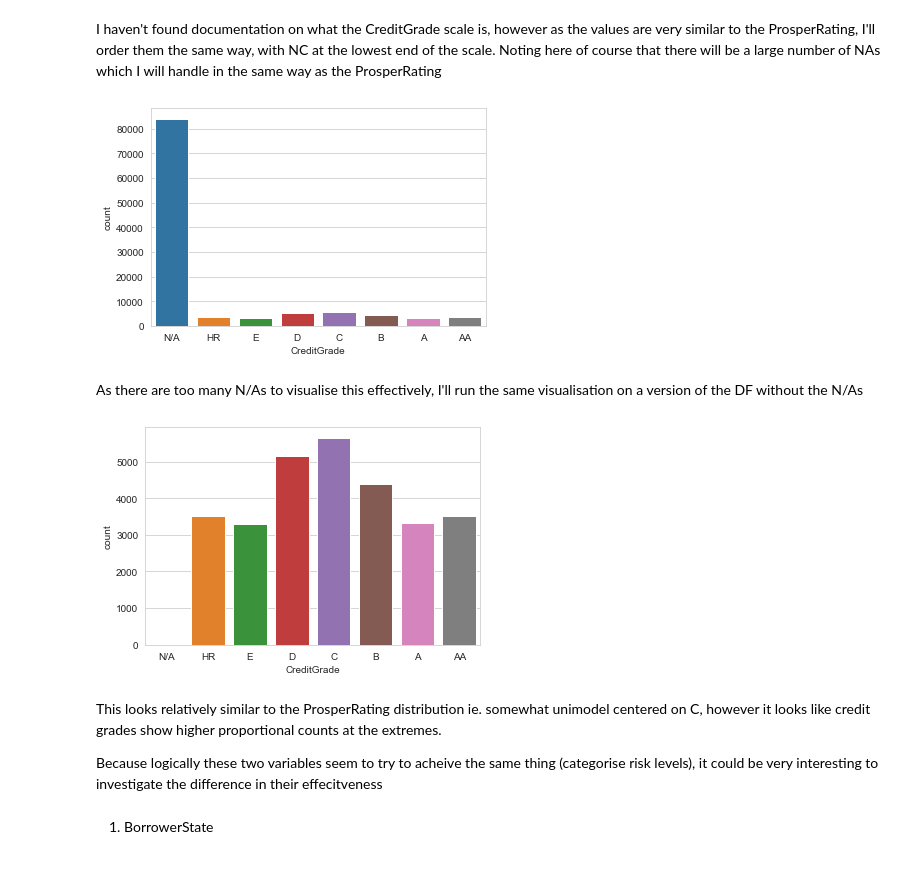
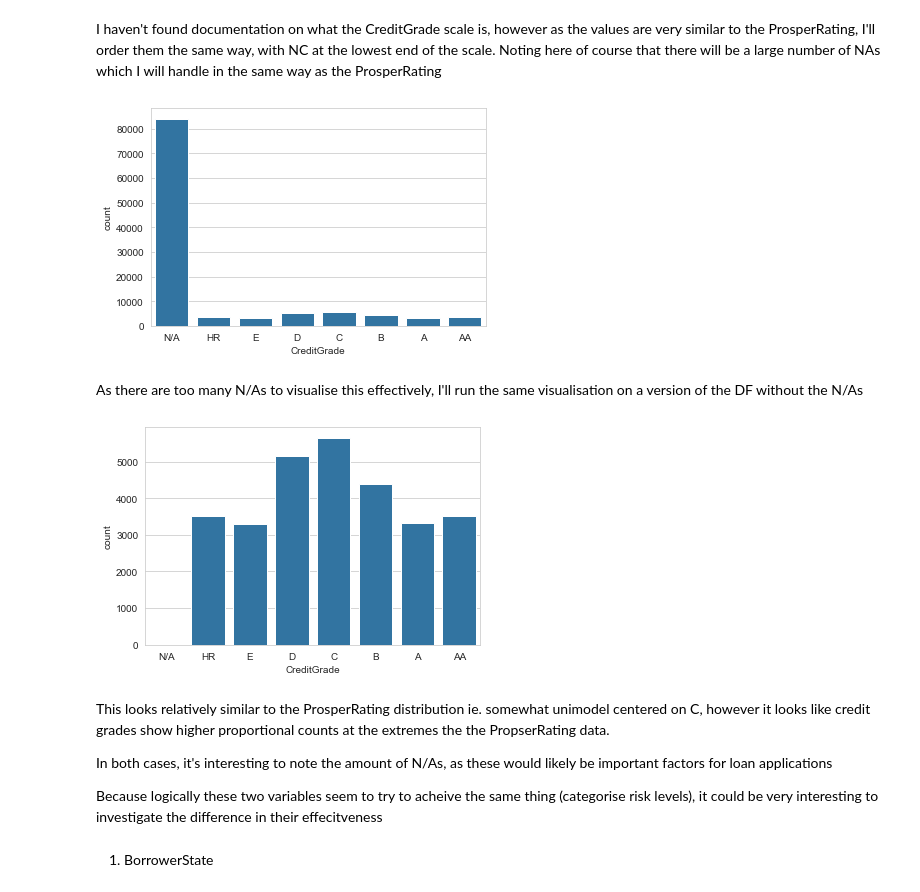
Before and after one commit to Tavnuh/Udacity-Communicate-Data-Findings, a Jupyter notebook: Communicate Data Findings - Prosper Loan Data.ipynb, the cells around one changed output. Cells and saved outputs as stored; diff of their text form; code cells hidden in the pictures.

```diff
--- a/Communicate Data Findings - Prosper Loan Data.ipynb
+++ b/Communicate Data Findings - Prosper Loan Data.ipynb
@@ -269,18 +269,20 @@ grades = ['N/A', 'NC','HR', 'E', 'D', 'C', 'B', 'A', 'AA']
 grades_type = pd.api.types.CategoricalDtype(categories= grades, ordered = True)
 df['CreditGrade'] = df['CreditGrade'].astype(ratings_type)
 # %%
-sns.countplot(data = df, x = 'CreditGrade');
+sns.countplot(data = df, x = 'CreditGrade', color=base_color);
 # %% [output]
-[figure, old version]
+[figure, new version]
 # %% [markdown]
 As there are too many N/As to visualise this effectively, I'll run the same visualisation on a version of the DF without the N/As
 # %%
 df_credit_graded = df.query('CreditGrade != "N/A"')
-sns.countplot(data = df_credit_graded, x = 'CreditGrade');
+sns.countplot(data = df_credit_graded, x = 'CreditGrade', color=base_color);
 # %% [output]
-[figure, old version]
+[figure, new version]
 # %% [markdown]
-This looks relatively similar to the ProsperRating distribution ie. somewhat unimodel centered on C, however it looks like credit grades show higher proportional counts at the extremes.
+This looks relatively similar to the ProsperRating distribution ie. somewhat unimodel centered on C, however it looks like credit grades show higher proportional counts at the extremes the the PropserRating data.
+
+In both cases, it's interesting to note the amount of N/As, as these would likely be important factors for loan applications
 
 Because logically these two variables seem to try to acheive the same thing (categorise risk levels), it could be very interesting to investigate the difference in their effecitveness
 # %% [markdown]
```
Also changed, not shown: parts of 19 cells of this notebook.
